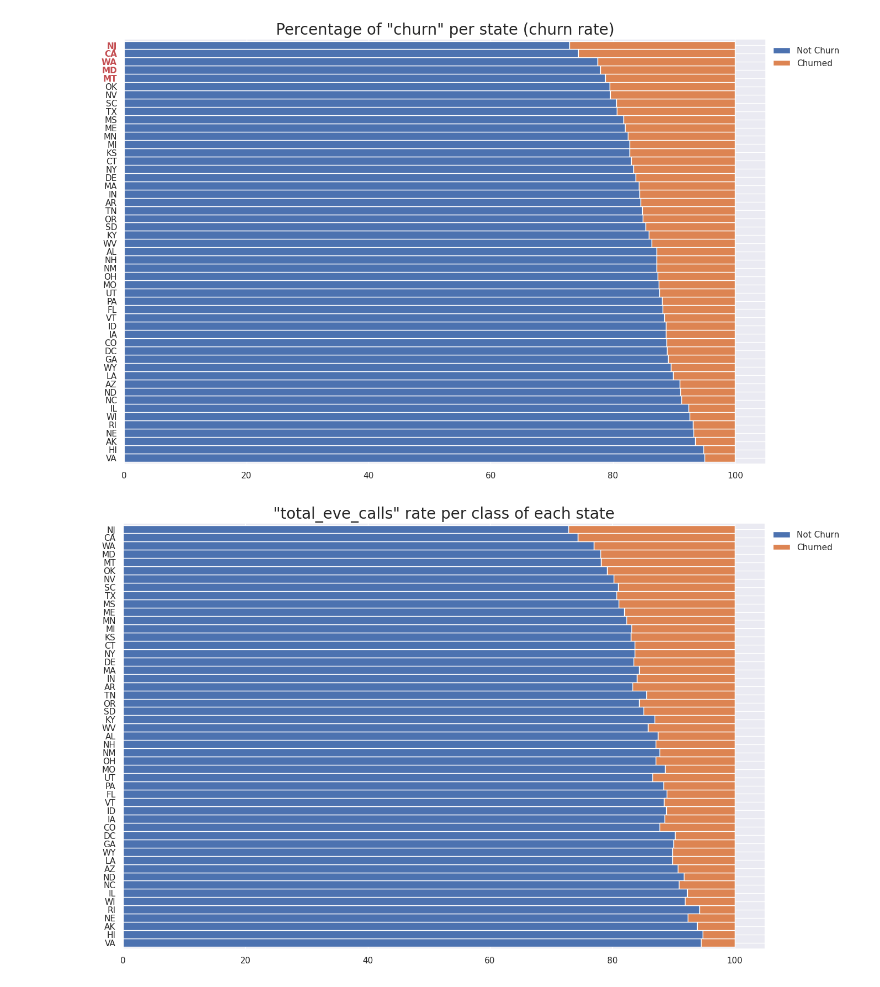
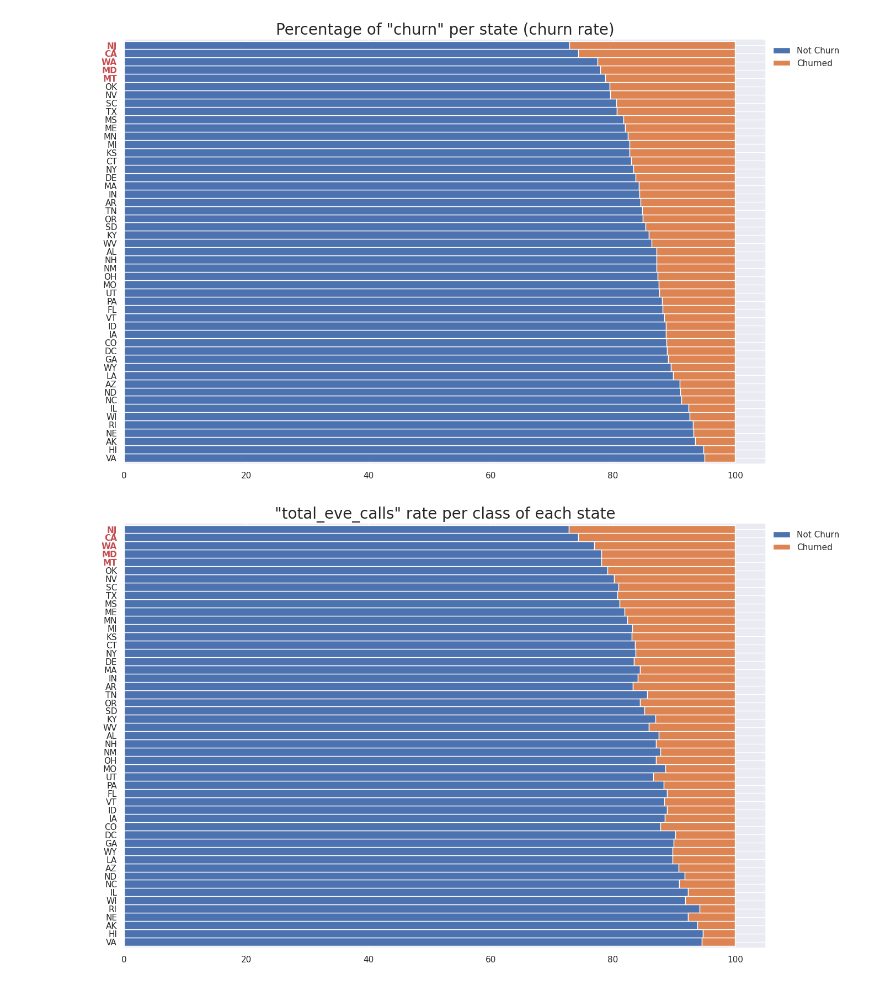
Before and after one commit to hyugai/MLOps_Marketing_CustomerChurn_2020KaggleCompetition, a Jupyter notebook: notebooks/descriptive/investigative.ipynb, the cells around one changed output. Drawn from its saved outputs; the diff is of its cells as text; code cells hidden in the pictures.

```diff
--- a/notebooks/descriptive/investigative.ipynb
+++ b/notebooks/descriptive/investigative.ipynb
@@ -187,31 +187,35 @@ data['Churned'] = 100 - data['Not Churn']
 data_to_plot = data[['Not Churn', 'Churned']]\
     .reindex(
         labels=inherited_idx,
         axis=0)
 
 ##
 _, ax = plt.subplots(
     figsize=(15, 10)
 )
 
 ##
 g = data_to_plot.plot(
     kind='barh', width=1,
     stacked=True,
     ax=ax
 )
 g.set_ylabel(None)
 g.legend(
     bbox_to_anchor=(1, 1),
     frameon=False
 )
 g.set_title(
     label='"total_eve_calls" rate per class of each state',
     fontdict=dict(
         size=20
     )
 )
 
+for i in range(-1, -6, -1):
+    g.get_yticklabels()[i].set_color('r')
+    g.get_yticklabels()[i].set_fontweight('bold')
+
 plt.show()
 # %% [output]
-[figure, old version]
+[figure, new version]
```
